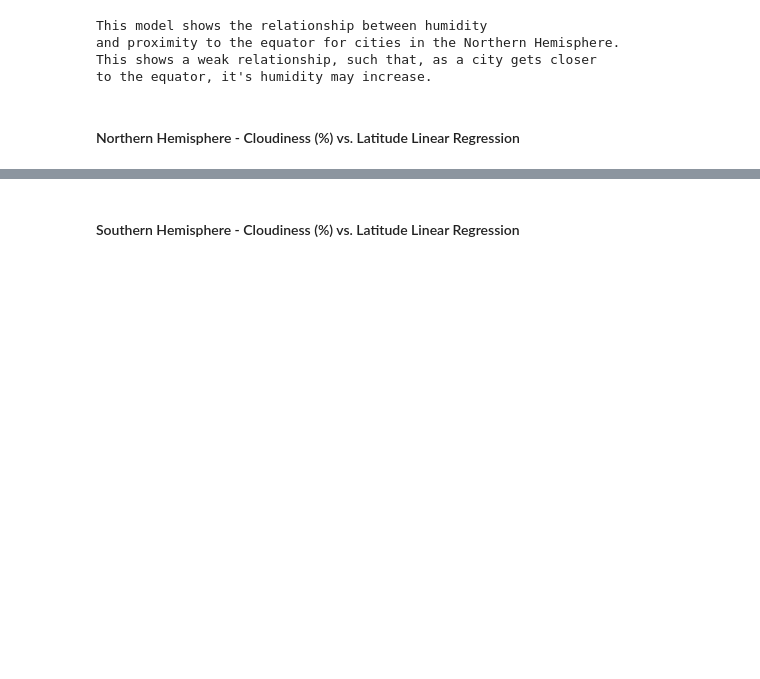
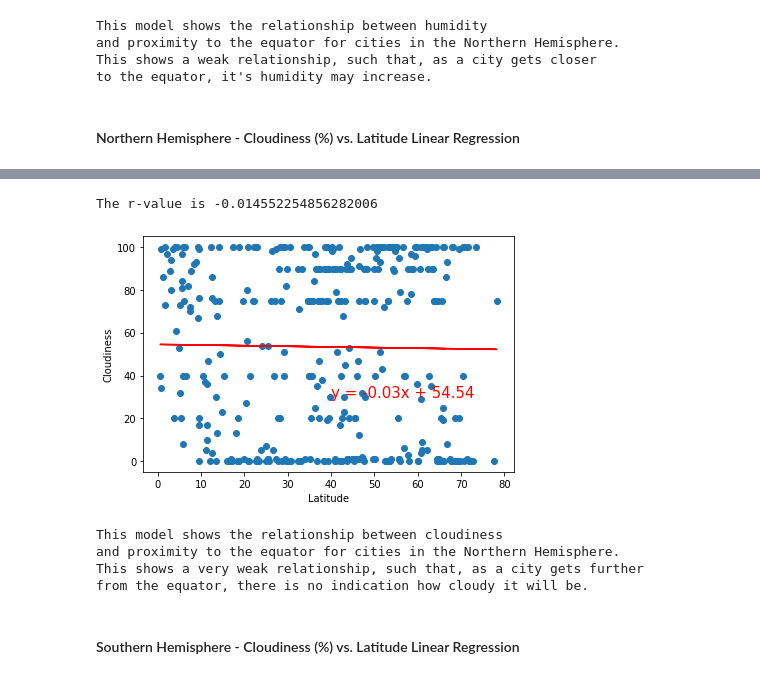
Before and after one commit to pammeyer80/python-api-challenge, a Jupyter notebook: WeatherPy/WeatherPy.ipynb, the cells around one changed output, grey strips where cells are left out. Drawn from its saved outputs; the diff is of its cells as text; code cells hidden in the pictures; blank space fills up the shorter version.

Commit message:
update WeatherPy linear regression models

```diff
--- a/WeatherPy/WeatherPy.ipynb
+++ b/WeatherPy/WeatherPy.ipynb
@@ -432,2 +434,36 @@ The r-value is: 0.0020898727664228514
+# %%
+n_lat_axis = north_weather_df["Lat"]
+n_cloud_axis = north_weather_df["Cloudiness"]
+
+plt.scatter(n_lat_axis, n_cloud_axis)
+plt.ylabel("Cloudiness")
+plt.xlabel("Latitude")
+
+#linear regression data points
+(slope, intercept, rvalue, pvalue, stderr) = linregress(n_lat_axis, n_cloud_axis)
+
+#y=mx+b
+regress_values = n_lat_axis * slope + intercept
+line_eq = f"y = {slope:.2f}x + {intercept:.2f}"
+
+plt.plot(n_lat_axis,regress_values,"r-")
+plt.annotate(line_eq,(40,30),fontsize=15,color="red")
+
+print(f"The r-value is {rvalue}")
+
+plt.tight_layout()
+plt.show()
+
+print(f"This model shows the relationship between cloudiness\n\
+and proximity to the equator for cities in the Northern Hemisphere.\n\
+This shows a very weak relationship, such that, as a city gets further\n\
+from the equator, there is no indication how cloudy it will be.")
+# %% [output]
+The r-value is -0.014552254856282006
+[figure, added]
+This model shows the relationship between cloudiness
+and proximity to the equator for cities in the Northern Hemisphere.
+This shows a very weak relationship, such that, as a city gets further
+from the equator, there is no indication how cloudy it will be.
 # %% [markdown]
 ####  Southern Hemisphere - Cloudiness (%) vs. Latitude Linear Regression
```
Also changed, not shown: parts of 13 cells of this notebook.
